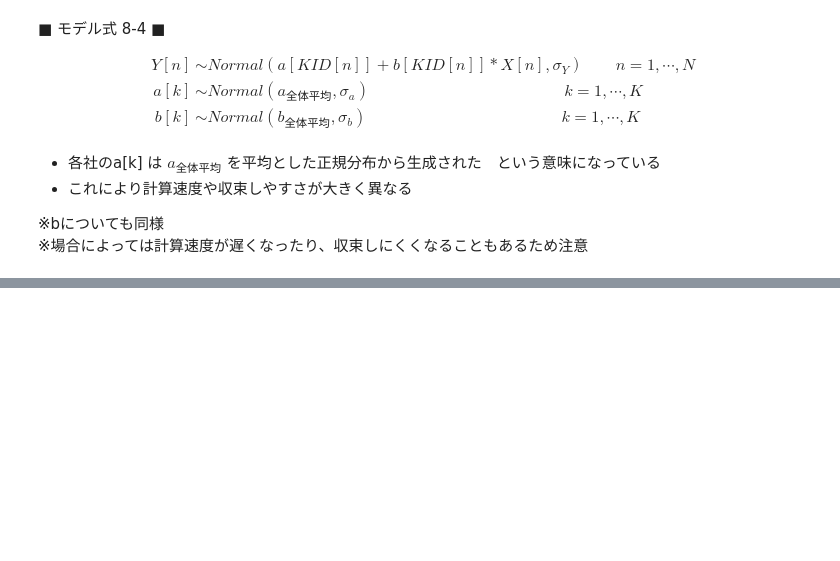
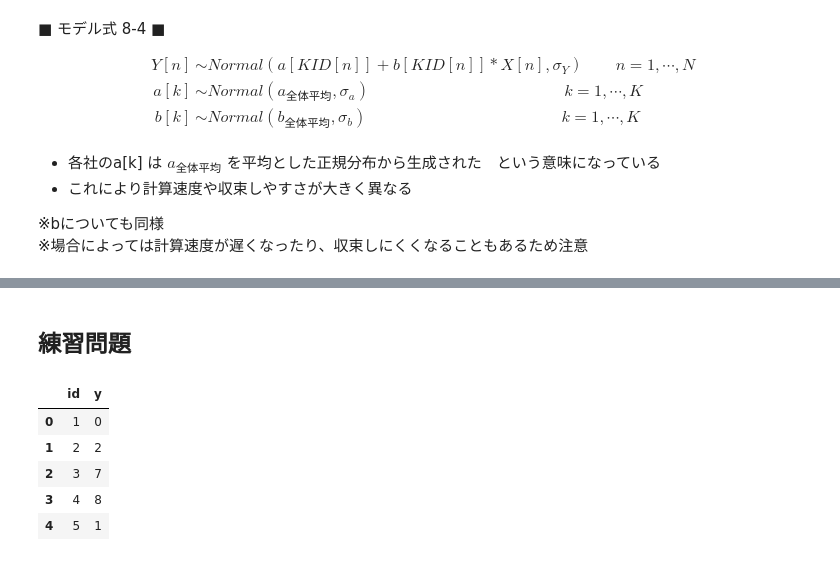
Before and after one commit to obata01/for-learning, a Jupyter notebook: src/chapter-08/pystan8.ipynb, the cells around one changed output, grey strips where cells are left out. Drawn from its saved outputs; the diff is of its cells as text; code cells hidden in the pictures; blank space fills up the shorter version.

```diff
--- a/src/chapter-08/pystan8.ipynb
+++ b/src/chapter-08/pystan8.ipynb
@@ -516,3 +499,15 @@ Warning in '/tmp/httpstan_gcjwzj95/model_e5oslnkf.stan', line 7, column 4: Decla
 | 50% | -172.679737 | 9.674724e-01 | 0.074188 | 5.000000 | 63.000000 | 0.000000 | 179.225846 | 368.093207 | ... |
 | 75% | -170.632615 | 9.912839e-01 | 0.078342 | 6.000000 | 63.000000 | 0.000000 | 182.220854 | 412.633301 | ... |
 | max | -165.234506 | 1.000000e+00 | 0.089969 | 7.000000 | 223.000000 | 1.000000 | 198.464622 | 1306.528496 | ... |
+# %% [markdown]
+## 練習問題
+# %%
+df_7a = pd.read_csv("./data/data7a.csv")
+df_7a.head()
+# %% [output]
+|  | id | y |
+| 0 | 1 | 0 |
+| 1 | 2 | 2 |
+| 2 | 3 | 7 |
+| 3 | 4 | 8 |
+| 4 | 5 | 1 |
```
Also changed, not shown: parts of 7 cells of this notebook, 1 other file.
